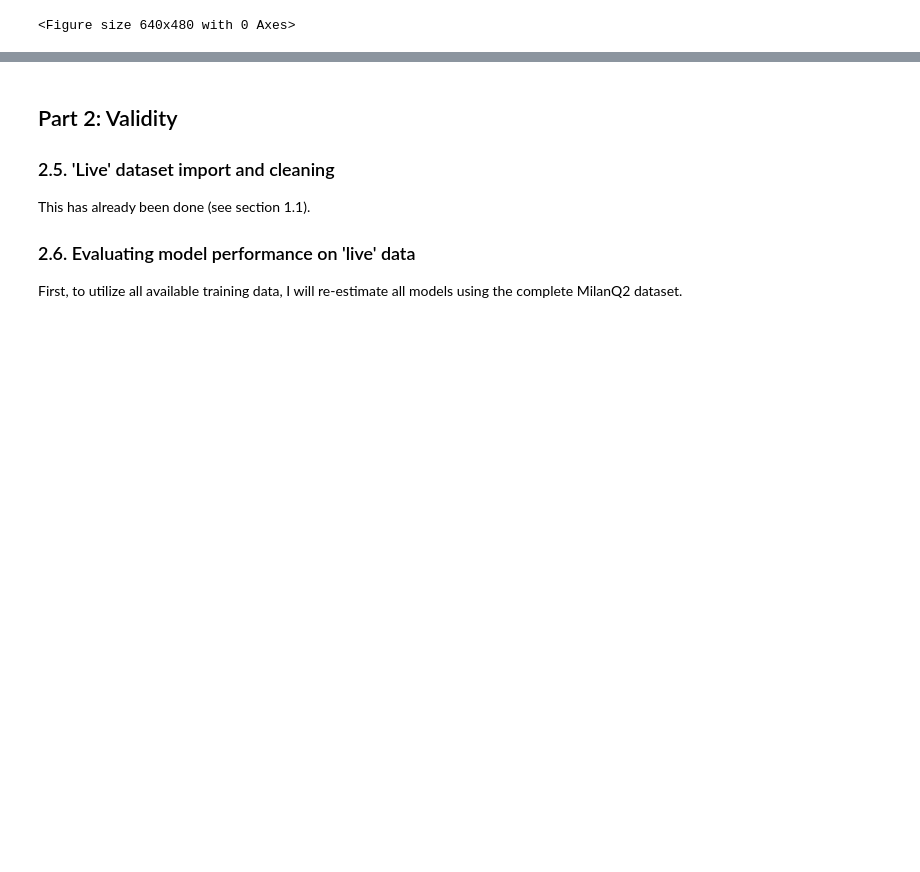
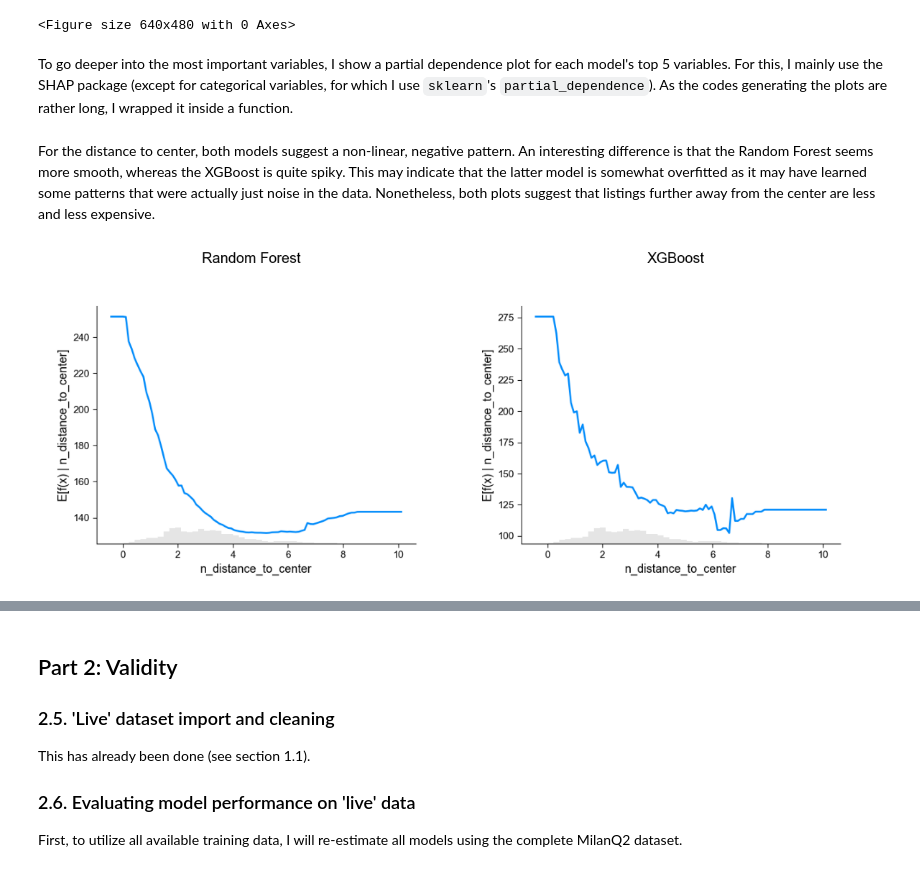
Before and after one commit to marton-nagy-marton/Data-Analysis-3, a Jupyter notebook: Home_Assignment_1/MartonNagy_DA3_HA1.ipynb, the cells around one changed output, grey strips where cells are left out. Cells and saved outputs as stored; diff of their text form; code cells hidden in the pictures; blank space fills up the shorter version.

```diff
--- a/Home_Assignment_1/MartonNagy_DA3_HA1.ipynb
+++ b/Home_Assignment_1/MartonNagy_DA3_HA1.ipynb
@@ -1017,3 +1055,51 @@ display((pw.load_ggplot(rf_varimp_plot_all) | pw.load_ggplot(xgb_varimp_plot_all
 <Figure size 640x480 with 0 Axes>
 <Figure size 640x480 with 0 Axes>
 <Figure size 640x480 with 0 Axes>
+# %% [markdown]
+To go deeper into the most important variables, I show a partial dependence plot for each model's top 5 variables. For this, I mainly use the SHAP package (except for categorical variables, for which I use `sklearn`'s `partial_dependence`). As the codes generating the plots are rather long, I wrapped it inside a function.
+# %%
+def plot_partial_dependence_comparison(feature, data_holdout, pipeline1, pipeline2, fig1_title, fig2_title):
+    fig1, ax1 = shap.partial_dependence_plot(
+        feature,
+        pipeline1.predict,
+        data_holdout,
+        model_expected_value=False,
+        feature_expected_value=False,
+        ice=False,
+        show=False
+    )
+    plt.close()
+
+    fig2, ax2 = shap.partial_dependence_plot(
+        feature,
+        pipeline2.predict,
+        data_holdout,
+        model_expected_value=False,
+        feature_expected_value=False,
+        ice=False,
+        show=False
+    )
+    plt.close()
+
+    fig, axes = plt.subplots(1, 2, figsize=(12, 5))
+
+    fig1.canvas.draw()
+    fig2.canvas.draw()
+
+    axes[0].imshow(fig1.canvas.buffer_rgba())
+    axes[1].imshow(fig2.canvas.buffer_rgba())
+
+    for ax in axes:
+        ax.axis("off")
+
+    axes[0].set_title(fig1_title)
+    axes[1].set_title(fig2_title)
+
+    plt.tight_layout()
+    plt.show()
+# %% [markdown]
+For the distance to center, both models suggest a non-linear, negative pattern. An interesting difference is that the Random Forest seems more smooth, whereas the XGBoost is quite spiky. This may indicate that the latter model is somewhat overfitted as it may have learned some patterns that were actually just noise in the data. Nonetheless, both plots suggest that listings further away from the center are less and less expensive.
+# %%
+plot_partial_dependence_comparison('n_distance_to_center', data_holdout, rf_best_pipeline, xgb_best_pipeline, 'Random Forest', 'XGBoost')
+# %% [output]
+[figure, added]
```
Also changed, not shown: parts of 43 cells of this notebook.
